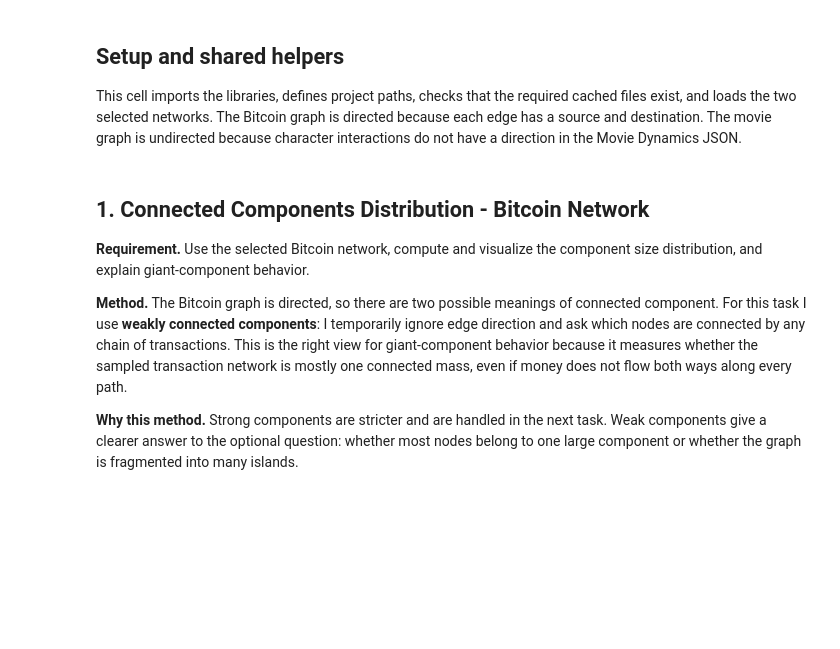
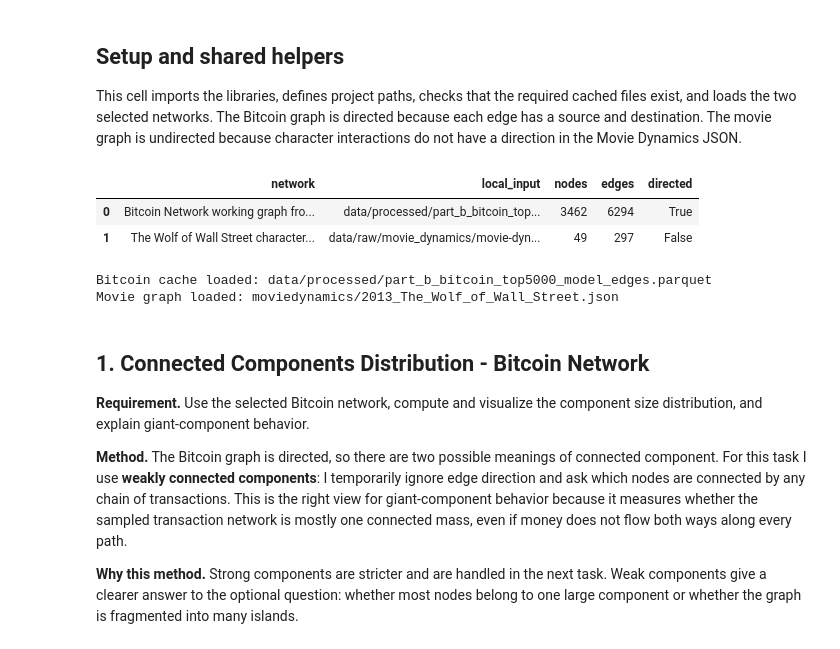
Before and after one commit to Bershco/ds-course-network-analysis, a Jupyter notebook: notebooks/optional_practice.ipynb, the cells around one changed output. Drawn from its saved outputs; the diff is of its cells as text; code cells hidden in the pictures; blank space fills up the shorter version.

```diff
--- a/notebooks/optional_practice.ipynb
+++ b/notebooks/optional_practice.ipynb
@@ -29,8 +29,18 @@ import seaborn as sns
 from IPython.display import display
 from networkx.readwrite import json_graph
 
+def graph_with_export_safe_attributes(graph):
+    export_graph = graph.copy()
+    for _, _, attrs in export_graph.edges(data=True):
+        for key, value in list(attrs.items()):
+            if isinstance(value, pd.Timestamp):
+                attrs[key] = value.isoformat() if not pd.isna(value) else ""
+    return export_graph
+
 RANDOM_SEED = 42
 ROOT = Path.cwd()
+if not (ROOT / "AGENTS.md").exists():
+    ROOT = ROOT.parent
 DATA_PROCESSED = ROOT / "data" / "processed"
 DATA_RAW = ROOT / "data" / "raw"
 FIGURES = ROOT / "exports" / "figures"
@@ -58,34 +68,40 @@ bitcoin_graph = nx.from_pandas_edgelist(
     target="dst",
     edge_attr=["count", "mindate", "maxdate"],
     create_using=nx.DiGraph(),
 )
 
 with zipfile.ZipFile(movie_zip_path) as zf:
     with zf.open(wolf_member) as fp:
         wolf_data = json.load(fp)
-wolf_graph = json_graph.node_link_graph(wolf_data)
+wolf_graph = json_graph.node_link_graph(wolf_data, edges="links")
 if wolf_graph.is_directed():
     wolf_graph = wolf_graph.to_undirected()
 
 summary = pd.DataFrame([
     {
         "network": "Bitcoin Network working graph from Part B",
         "local_input": str(bitcoin_edges_cache.relative_to(ROOT)),
         "nodes": bitcoin_graph.number_of_nodes(),
         "edges": bitcoin_graph.number_of_edges(),
         "directed": nx.is_directed(bitcoin_graph),
     },
     {
         "network": "The Wolf of Wall Street character network from Part A",
         "local_input": f"{movie_zip_path.relative_to(ROOT)}::{wolf_member}",
         "nodes": wolf_graph.number_of_nodes(),
         "edges": wolf_graph.number_of_edges(),
         "directed": nx.is_directed(wolf_graph),
     },
 ])
 display(summary)
 print(f"Bitcoin cache loaded: {bitcoin_edges_cache.relative_to(ROOT)}")
 print(f"Movie graph loaded: {wolf_member}")
+# %% [output]
+|  | network | local_input | nodes | edges | directed |
+| 0 | Bitcoin Network working graph fro... | data/processed/part_b_bitcoin_top... | 3462 | 6294 | True |
+| 1 | The Wolf of Wall Street character... | data/raw/movie_dynamics/movie-dyn... | 49 | 297 | False |
+Bitcoin cache loaded: data/processed/part_b_bitcoin_top5000_model_edges.parquet
+Movie graph loaded: moviedynamics/2013_The_Wolf_of_Wall_Street.json
 # %% [markdown]
 ## 1. Connected Components Distribution - Bitcoin Network
 
```
Also changed, not shown: parts of 5 cells of this notebook.
